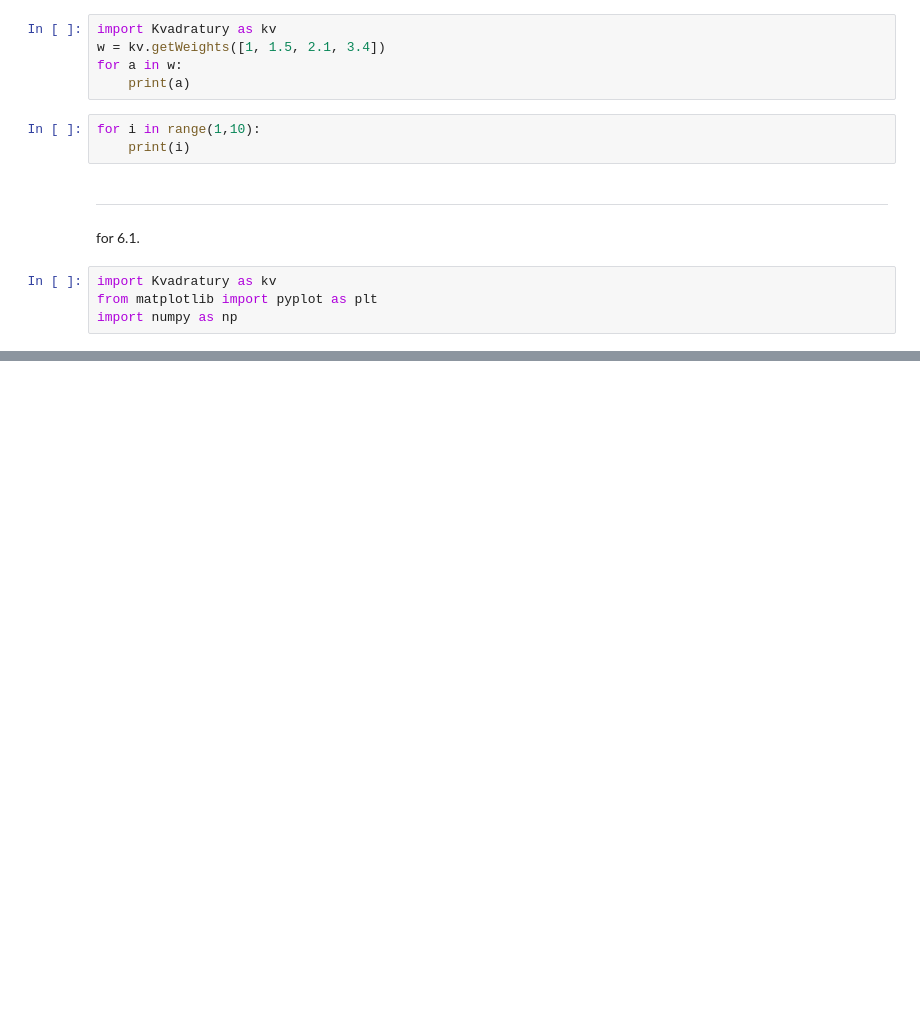
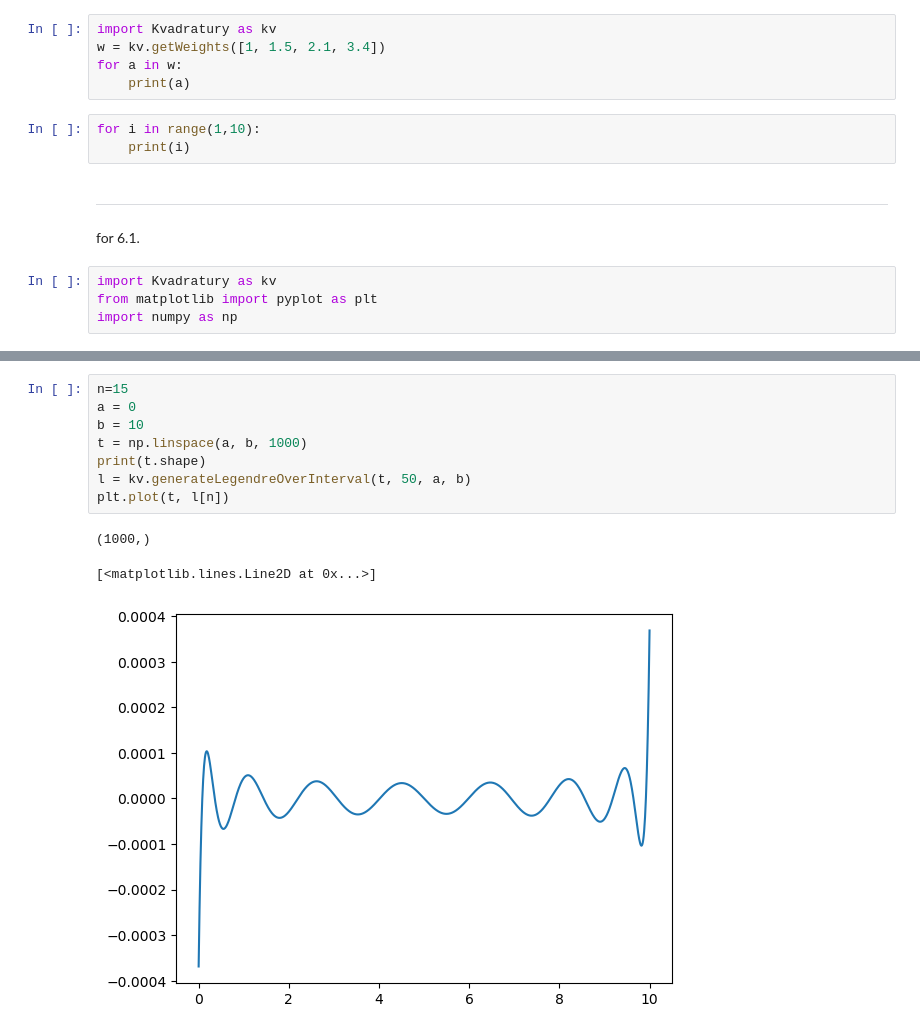
Before and after one commit to SED0280/BakalarkaCode, a Jupyter notebook: Gausova Kvadratura.ipynb, the cells around one changed output, grey strips where cells are left out. Drawn from its saved outputs; the diff is of its cells as text; blank space fills up the shorter version.

Commit message:
Polynomials over interval <a,b>

```diff
--- a/Gausova Kvadratura.ipynb
+++ b/Gausova Kvadratura.ipynb
@@ -83,0 +81,12 @@ for a in w:
+# %%
+n=15
+a = 0
+b = 10
+t = np.linspace(a, b, 1000)
+print(t.shape)
+l = kv.generateLegendreOverInterval(t, 50, a, b)
+plt.plot(t, l[n])
+# %% [output]
+(1000,)
+[<matplotlib.lines.Line2D at 0x...>]
+[figure, added]
```
Also changed, not shown: parts of 6 cells of this notebook, 1 other file.
